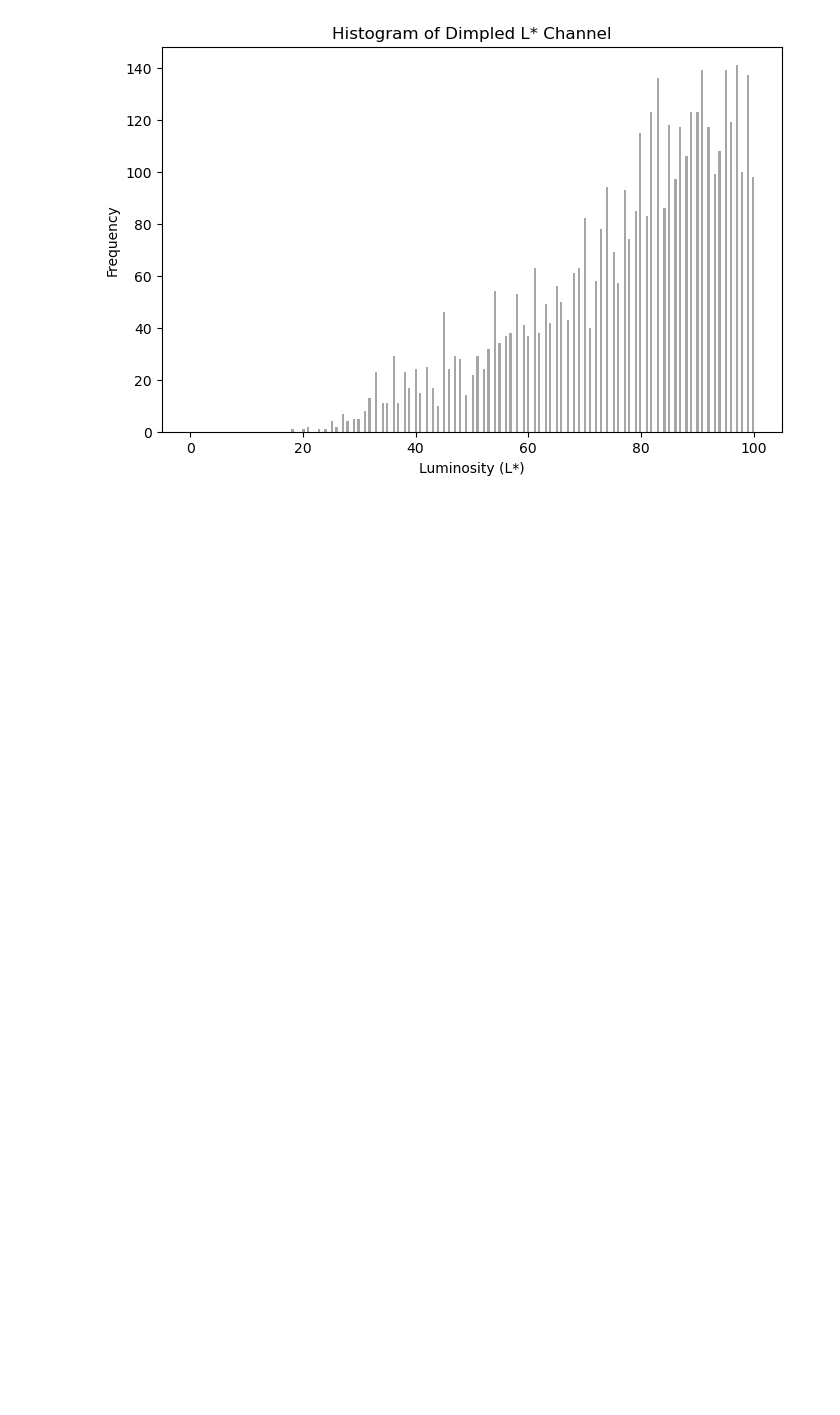
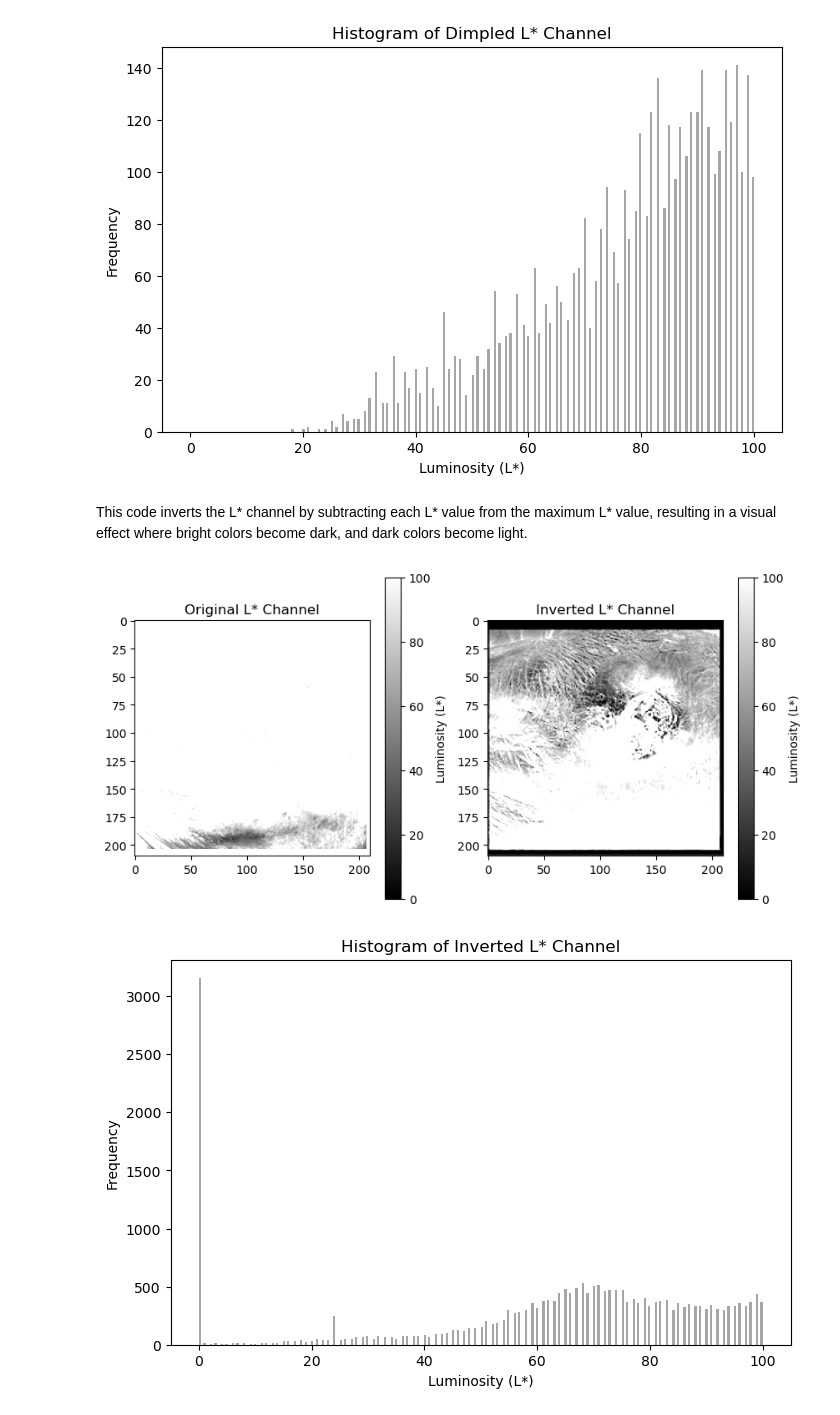
Before and after one commit to AmdPathirana/img_processing-, a Jupyter notebook: RGB-CIE/RGBTOCIE/RGB to CIE.ipynb, the cells around one changed output. Saved outputs shown, nothing was run; the diff lists cells and outputs as text; code cells hidden in the pictures; blank space fills up the shorter version.

```diff
--- a/RGB-CIE/RGBTOCIE/RGB to CIE.ipynb
+++ b/RGB-CIE/RGBTOCIE/RGB to CIE.ipynb
@@ -88,3 +88,62 @@ plt.show()
 # %% [output]
 [figure]
 [figure]
+# %% [markdown]
+This code inverts the L* channel by subtracting each L* value from the maximum L* value, resulting in a visual effect where bright colors become dark, and dark colors become light.
+# %%
+import cv2
+import matplotlib.pyplot as plt
+import numpy as np
+
+def extract_luminosity(image_path):
+    # Read the image
+    original_image = cv2.imread(image_path)
+
+    # Convert BGR to RGB
+    rgb_image = cv2.cvtColor(original_image, cv2.COLOR_BGR2RGB)
+
+    # Convert RGB to Lab
+    lab_image = cv2.cvtColor(rgb_image, cv2.COLOR_RGB2LAB)
+
+    # Extract the L* channel
+    l_channel = lab_image[:, :, 0]
+
+    return l_channel
+
+def invert_luminosity(l_channel):
+    # Invert the L* values
+    inverted_l_channel = np.max(l_channel) - l_channel
+
+    return inverted_l_channel
+
+# Example usage
+image_path = 'skin-ulcer.png  '
+luminosity_feature = extract_luminosity(image_path)
+
+# Invert the L* channel
+inverted_l_channel = invert_luminosity(luminosity_feature)
+
+# Display the original and inverted L* channels
+plt.figure(figsize=(10, 5))
+plt.subplot(1, 2, 1)
+plt.imshow(luminosity_feature, cmap='gray', vmin=0, vmax=100)
+plt.title('Original L* Channel')
+plt.colorbar(label='Luminosity (L*)')
+
+plt.subplot(1, 2, 2)
+plt.imshow(inverted_l_channel, cmap='gray', vmin=0, vmax=100)
+plt.title('Inverted L* Channel')
+plt.colorbar(label='Luminosity (L*)')
+
+plt.show()
+
+# Display the histogram of the inverted L* channel
+plt.figure(figsize=(8, 5))
+plt.hist(inverted_l_channel.flatten(), bins=256, range=[0, 100], color='gray', alpha=0.7)
+plt.title('Histogram of Inverted L* Channel')
+plt.xlabel('Luminosity (L*)')
+plt.ylabel('Frequency')
+plt.show()
+# %% [output]
+[figure, added]
+[figure, added]
```
Also changed, not shown: 13 other files.
